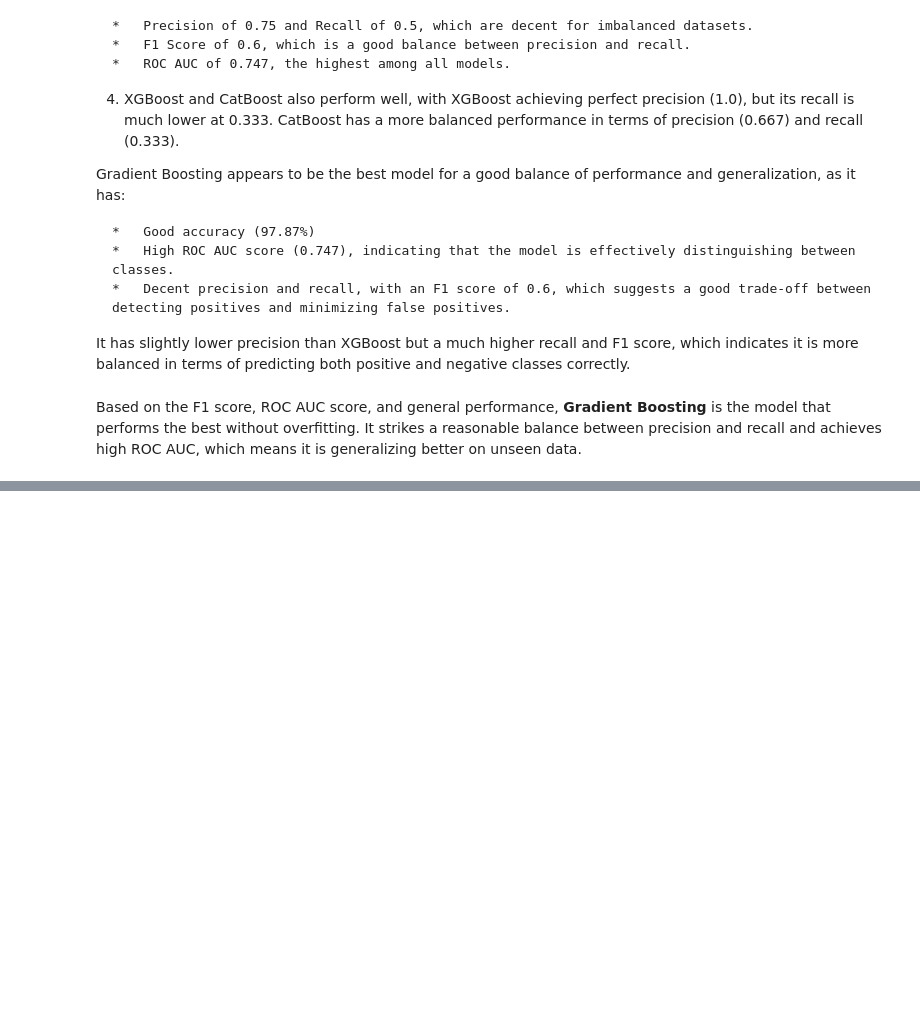
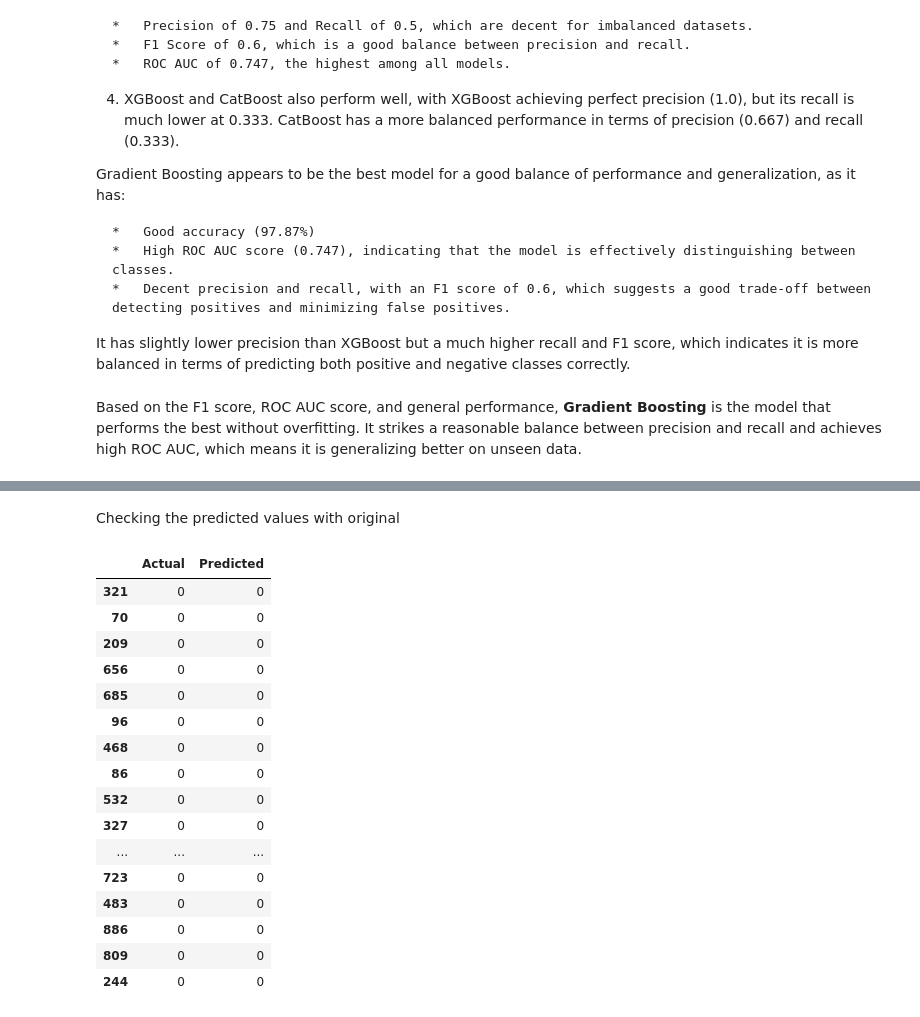
Before and after one commit to Daya-1-sgr/Oil_spill_prediction, a Jupyter notebook: oil_spill_model.ipynb, the cells around one changed output, grey strips where cells are left out. Saved outputs shown, nothing was run; the diff lists cells and outputs as text; code cells hidden in the pictures; blank space fills up the shorter version.

```diff
--- a/oil_spill_model.ipynb
+++ b/oil_spill_model.ipynb
@@ -464,0 +503,23 @@ with open('gbmodel.pkl','wb') as f:
+# %% [markdown]
+Checking the predicted values with original
+# %%
+new_df=pd.DataFrame({'Actual':y_actual,'Predicted':y_pred})
+new_df
+# %% [output]
+|  | Actual | Predicted |
+| 321 | 0 | 0 |
+| 70 | 0 | 0 |
+| 209 | 0 | 0 |
+| 656 | 0 | 0 |
+| 685 | 0 | 0 |
+| 96 | 0 | 0 |
+| 468 | 0 | 0 |
+| 86 | 0 | 0 |
+| 532 | 0 | 0 |
+| 327 | 0 | 0 |
+| ... | ... | ... |
+| 723 | 0 | 0 |
+| 483 | 0 | 0 |
+| 886 | 0 | 0 |
+| 809 | 0 | 0 |
+| 244 | 0 | 0 |
```
Also changed, not shown: parts of 18 cells of this notebook.
